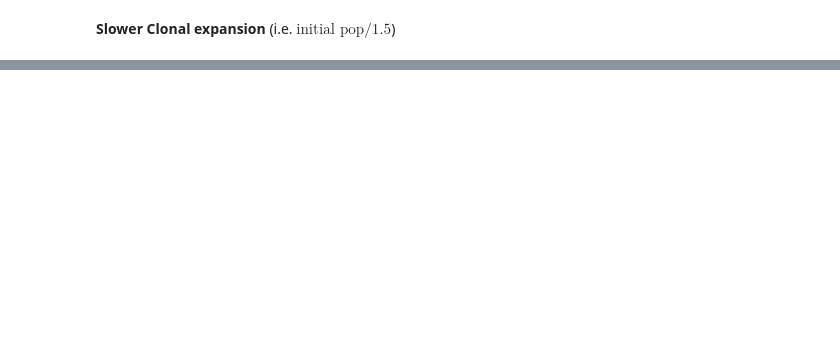
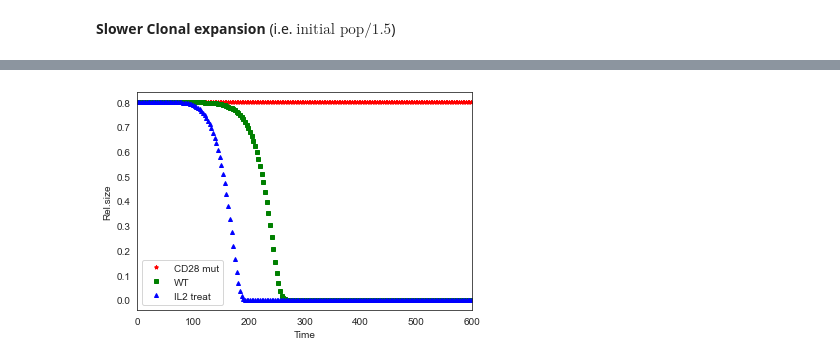
Before and after one commit to sysbio-curie/ICD, a Jupyter notebook: ICD_extend_fullset.ipynb, the cells around one changed output, grey strips where cells are left out. Drawn from its saved outputs; the diff is of its cells as text; code cells hidden in the pictures; blank space fills up the shorter version.

Commit message:
wroking model with modification

```diff
--- a/ICD_extend_fullset.ipynb
+++ b/ICD_extend_fullset.ipynb
@@ -196,0 +189,4 @@ save_figure(mutants_vs_WT,"mutants_vs_WT")
+# %%
+IL2Up_sim = maboss.load(bnd,cfg)
+upp = 'ICD_ExtendDy_UpIL2_rec.upp'
+IL2Up = maboss.UpdatePopulation(IL2Up_sim,upp)
@@ -196,0 +201,19 @@ save_figure(mutants_vs_WT,"mutants_vs_WT")
+# %%
+nodes=('Tumor','DC')
+# %%
+IL2Up_table = IL2Up_res.get_nodes_stepwise_probability_distribution(nodes)
+# %%
+model_modifications = plt.figure()
+plt.plot(range(0,601)[1:600:3],CD28Down_table['PopRatio'][1:600:3]*CD28Down_table['Tumor'][1:600:3],
+         "*r",label="CD28 mut",markersize=4)
+plt.plot(range(0,601)[1:600:3],WT_table['PopRatio'][1:600:3]*WT_table['Tumor'][1:600:3],
+         "sg",label="WT",markersize=4)
+plt.plot(range(0,601)[1:600:3],IL2Up_table['PopRatio'][1:600:3]*IL2Up_table['Tumor'][1:600:3],
+         "^b",label="IL2 treat",markersize=4)
+plt.ylabel("Rel.size")
+plt.xlabel("Time")
+plt.xlim(left=0, right=600)
+plt.legend()
+save_figure(model_modifications,"model_modification")
+# %% [output]
+[figure, added]
```
Also changed, not shown: parts of 18 cells of this notebook, 1 other file.
